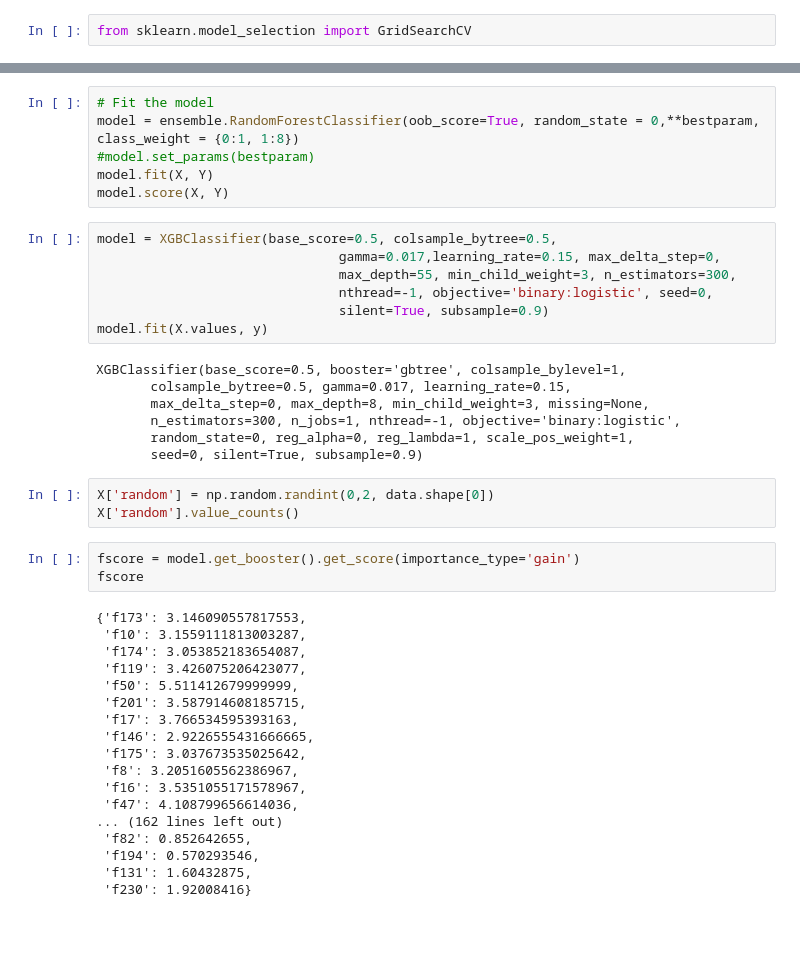
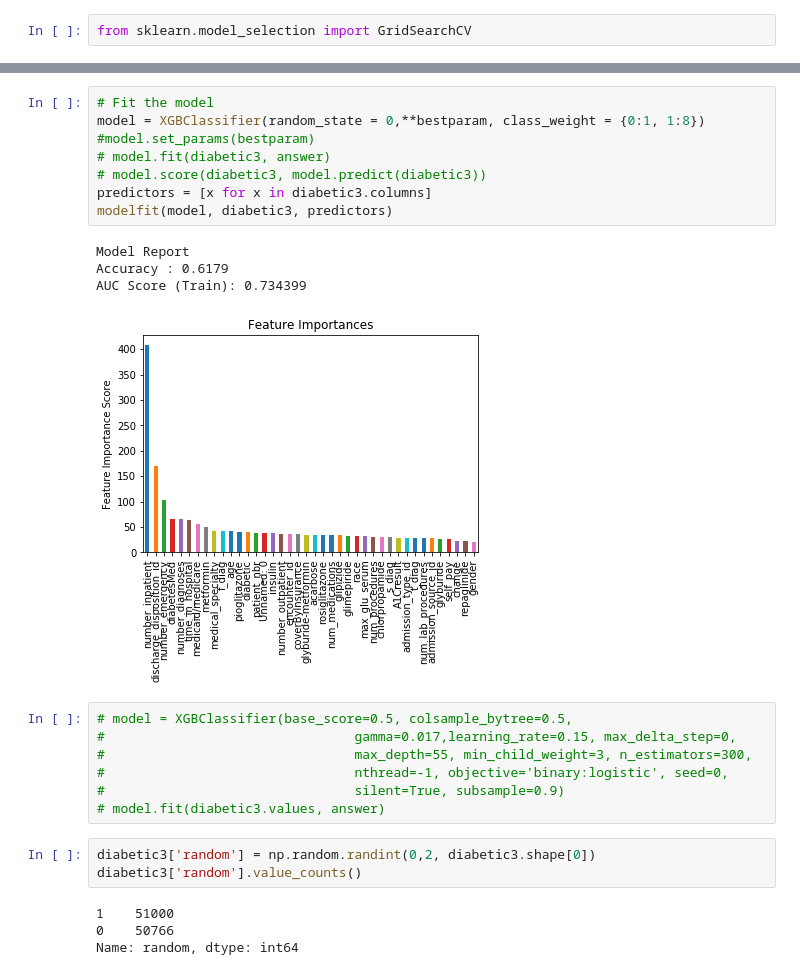
Before and after one commit to joonsooro/UnitedHealthcare, a Jupyter notebook: Rudin/Basic EDA.ipynb, the cells around one changed output, grey strips where cells are left out. Cells and saved outputs as stored; diff of their text form; blank space fills up the shorter version.

```diff
--- a/Rudin/Basic EDA.ipynb
+++ b/Rudin/Basic EDA.ipynb
@@ -726,44 +601,27 @@ KeyboardInterrupt:
 # %%
 # Fit the model
-model = ensemble.RandomForestClassifier(oob_score=True, random_state = 0,**bestparam, class_weight = {0:1, 1:8})
+model = XGBClassifier(random_state = 0,**bestparam, class_weight = {0:1, 1:8})
 #model.set_params(bestparam)
-model.fit(X, Y)
-model.score(X, Y)
+# model.fit(diabetic3, answer)
+# model.score(diabetic3, model.predict(diabetic3))
+predictors = [x for x in diabetic3.columns]
+modelfit(model, diabetic3, predictors)
+# %% [output]
+Model Report
+Accuracy : 0.6179
+AUC Score (Train): 0.734399
+[figure, added]
 # %%
-model = XGBClassifier(base_score=0.5, colsample_bytree=0.5,
-                               gamma=0.017,learning_rate=0.15, max_delta_step=0,
-                               max_depth=55, min_child_weight=3, n_estimators=300,
-                               nthread=-1, objective='binary:logistic', seed=0,
-                               silent=True, subsample=0.9)
-model.fit(X.values, y)
+# model = XGBClassifier(base_score=0.5, colsample_bytree=0.5,
+#                                gamma=0.017,learning_rate=0.15, max_delta_step=0,
+#                                max_depth=55, min_child_weight=3, n_estimators=300,
+#                                nthread=-1, objective='binary:logistic', seed=0,
+#                                silent=True, subsample=0.9)
+# model.fit(diabetic3.values, answer)
-# %% [output]
-XGBClassifier(base_score=0.5, booster='gbtree', colsample_bylevel=1,
-       colsample_bytree=0.5, gamma=0.017, learning_rate=0.15,
-       max_delta_step=0, max_depth=8, min_child_weight=3, missing=None,
-       n_estimators=300, n_jobs=1, nthread=-1, objective='binary:logistic',
-       random_state=0, reg_alpha=0, reg_lambda=1, scale_pos_weight=1,
-       seed=0, silent=True, subsample=0.9)
 # %%
-X['random'] = np.random.randint(0,2, data.shape[0])
-X['random'].value_counts()
+diabetic3['random'] = np.random.randint(0,2, diabetic3.shape[0])
+diabetic3['random'].value_counts()
+# %% [output]
+1    51000
+0    50766
+Name: random, dtype: int64
-# %%
-fscore = model.get_booster().get_score(importance_type='gain')
-fscore
-# %% [output]
-{'f173': 3.146090557817553,
- 'f10': 3.1559111813003287,
- 'f174': 3.053852183654087,
- 'f119': 3.426075206423077,
- 'f50': 5.511412679999999,
- 'f201': 3.587914608185715,
- 'f17': 3.766534595393163,
- 'f146': 2.9226555431666665,
- 'f175': 3.037673535025642,
- 'f8': 3.2051605562386967,
- 'f16': 3.5351055171578967,
- 'f47': 4.108799656614036,
-... (162 lines left out)
- 'f82': 0.852642655,
- 'f194': 0.570293546,
- 'f131': 1.60432875,
- 'f230': 1.92008416}
```
Also changed, not shown: parts of 31 cells of this notebook, 2 other files.
